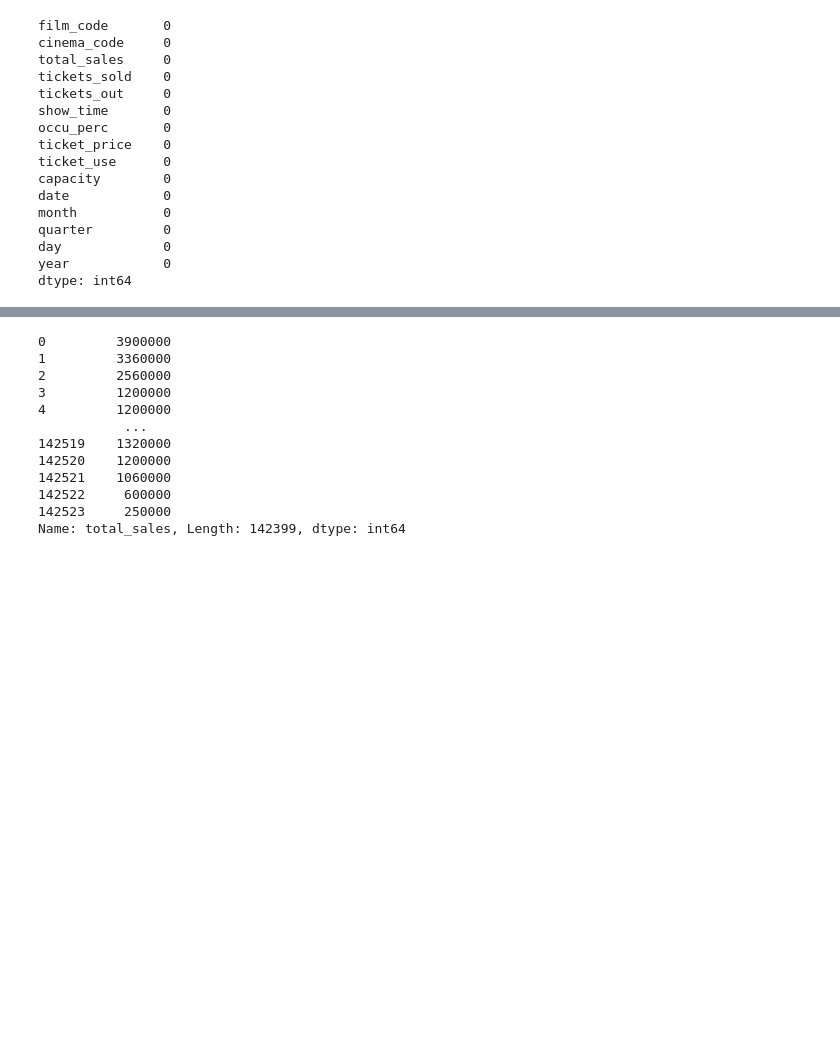
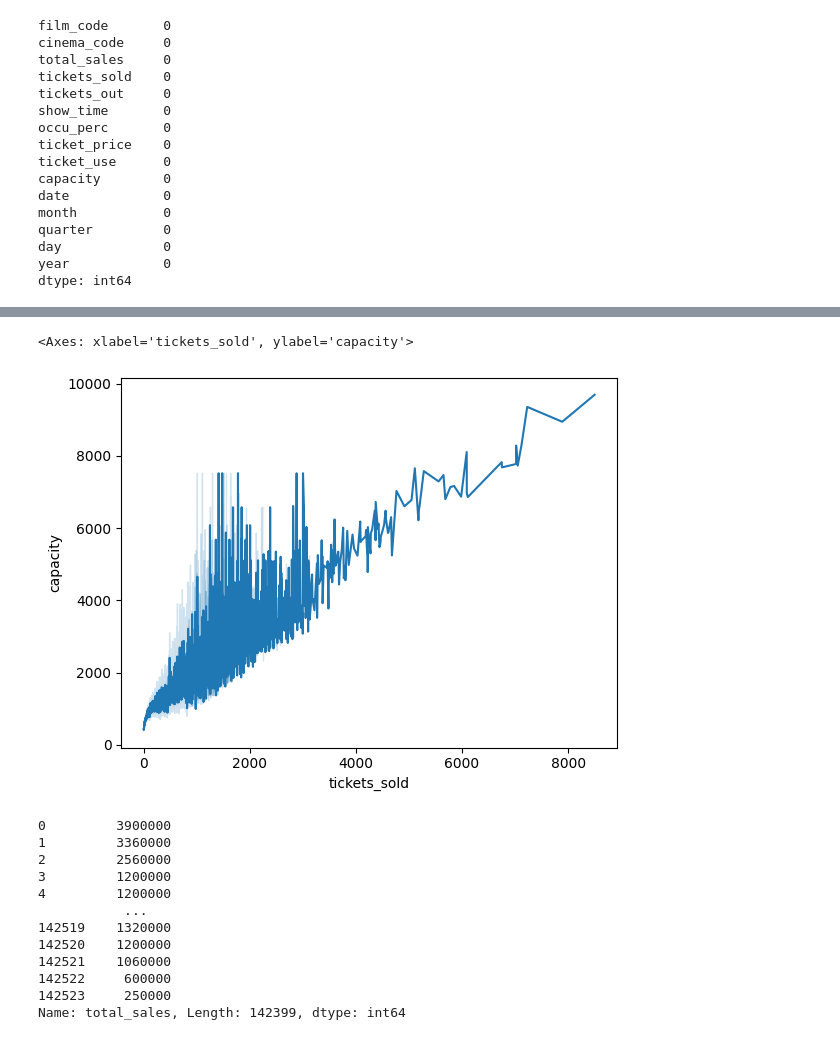
Before and after one commit to fathimamisriyaps/CognoRise-InfoTech, a Jupyter notebook: cinema_tickets.ipynb, the cells around one changed output, grey strips where cells are left out. Cells and saved outputs as stored; diff of their text form; code cells hidden in the pictures; blank space fills up the shorter version.

```diff
--- a/cinema_tickets.ipynb
+++ b/cinema_tickets.ipynb
@@ -137,5 +136,8 @@ plt.show()
 # %%
-sns.barplot(data=df,x=df['tickets_sold'],y=df['capacity'])
+sns.lineplot(data=df,x=df['tickets_sold'],y=df['capacity'])
+# %% [output]
+<Axes: xlabel='tickets_sold', ylabel='capacity'>
+[figure, added]
 # %%
 
 x = df[['ticket_price', 'occu_perc', 'show_time', 'tickets_sold','ticket_use','capacity']]
```
Also changed, not shown: parts of 2 cells of this notebook.
